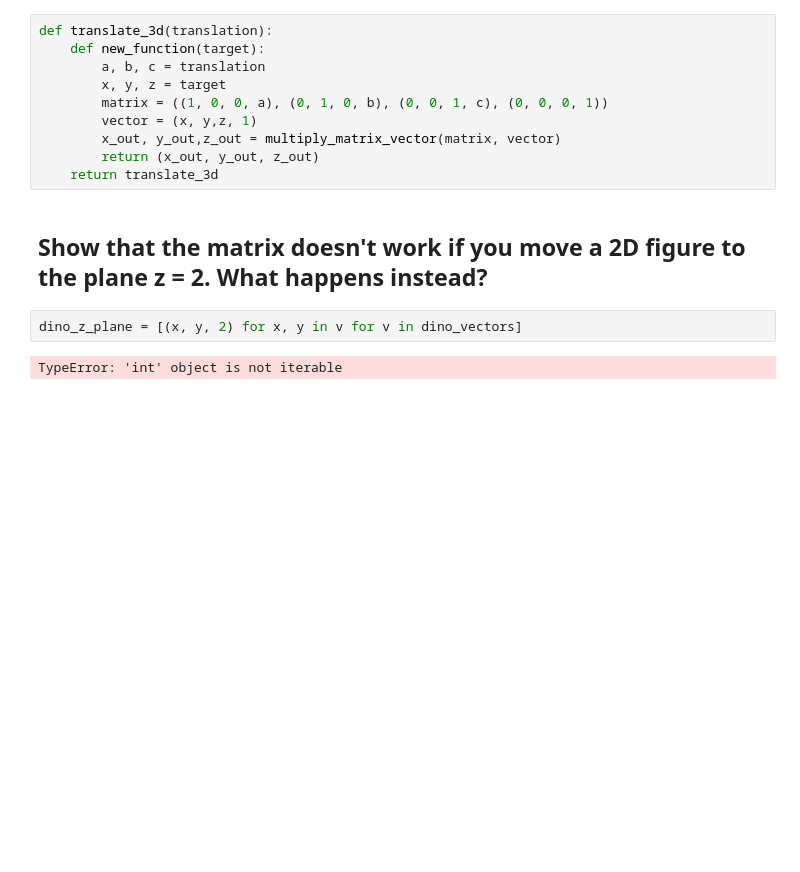
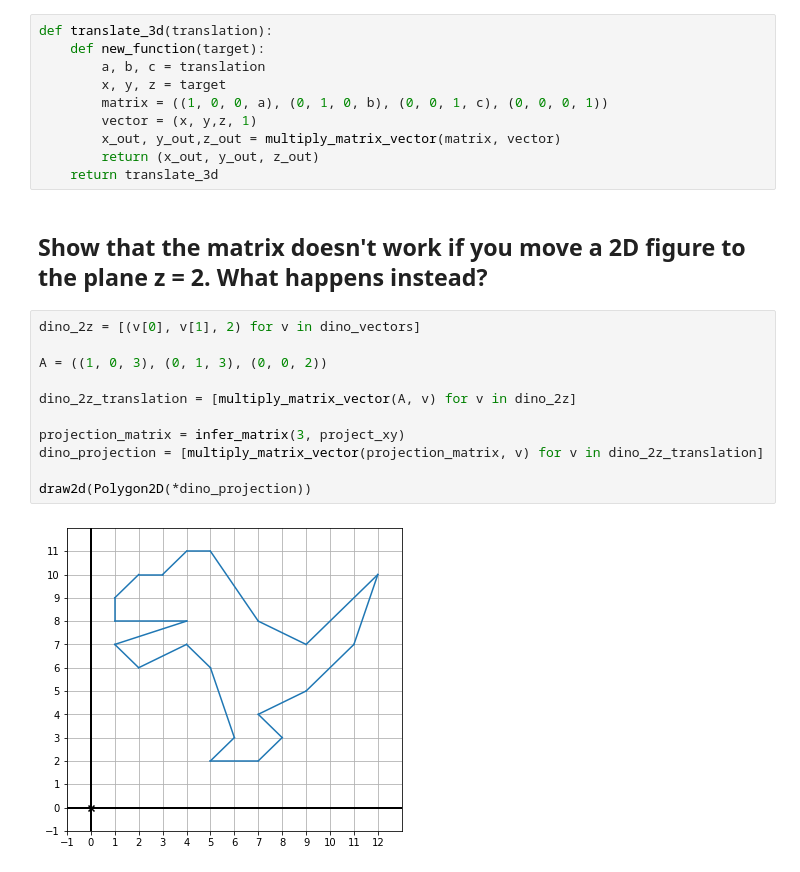
Before and after one commit to sergiovasquez122/Mathematics-for-programmers, a Jupyter notebook: Chapter5.ipynb, the cells around one changed output. Cells and saved outputs as stored; diff of their text form; blank space fills up the shorter version.

```diff
--- a/Chapter5.ipynb
+++ b/Chapter5.ipynb
@@ -254,7 +254,16 @@ def translate_3d(translation):
     return translate_3d
 # %% [markdown]
 ## Show that the matrix doesn't work if you move a 2D figure to the plane z = 2. What happens instead?
-# %%
-dino_z_plane = [(x, y, 2) for x, y in v for v in dino_vectors]
-# %% [output]
-TypeError: 'int' object is not iterable
+# %%
+dino_2z = [(v[0], v[1], 2) for v in dino_vectors]
+
+A = ((1, 0, 3), (0, 1, 3), (0, 0, 2))
+
+dino_2z_translation = [multiply_matrix_vector(A, v) for v in dino_2z]
+
+projection_matrix = infer_matrix(3, project_xy)
+dino_projection = [multiply_matrix_vector(projection_matrix, v) for v in dino_2z_translation]
+
+draw2d(Polygon2D(*dino_projection))
+# %% [output]
+[figure, added]
```
